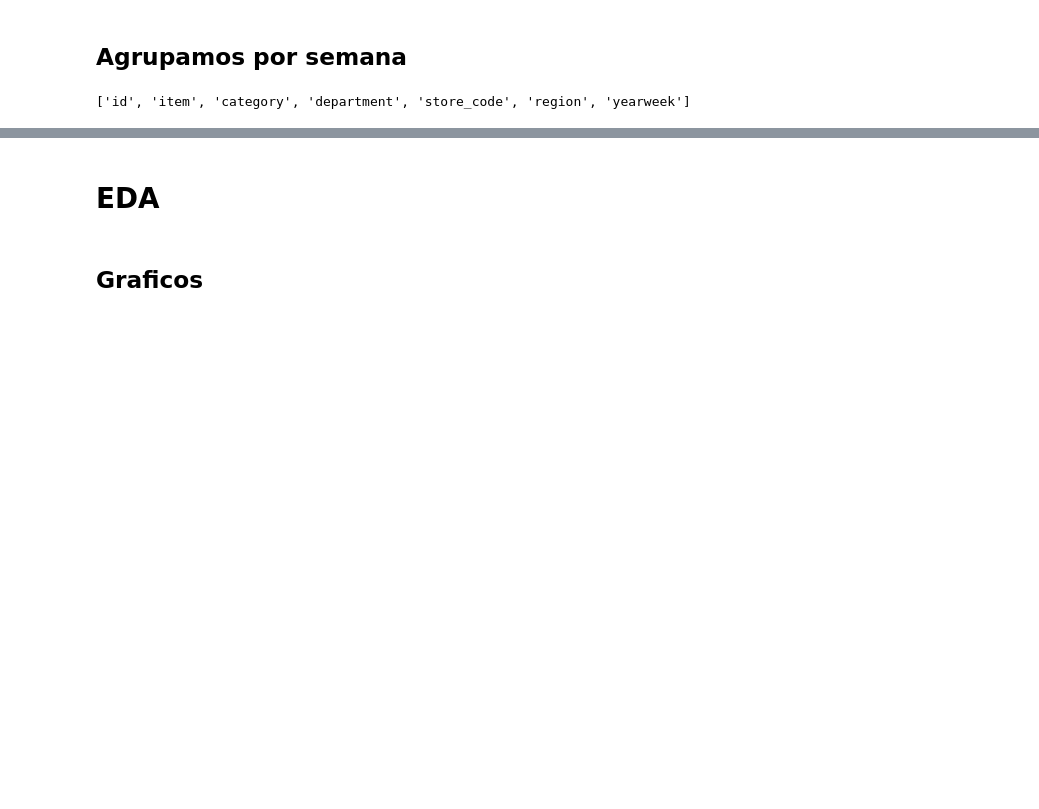
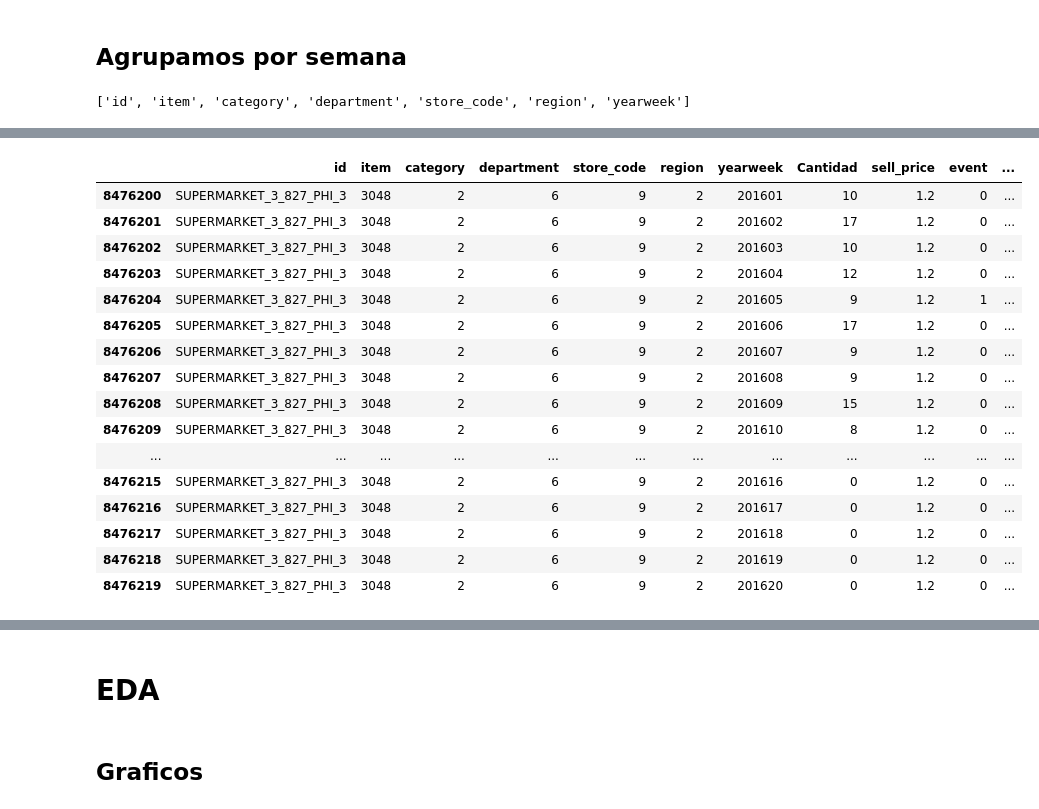
Before and after one commit to rsteelh/capstone-project-r2, a Jupyter notebook: tablafinal.ipynb, the cells around one changed output, grey strips where cells are left out. Saved outputs shown, nothing was run; the diff lists cells and outputs as text; code cells hidden in the pictures; blank space fills up the shorter version.

```diff
--- a/tablafinal.ipynb
+++ b/tablafinal.ipynb
@@ -451,0 +471,6 @@ ventassem=df.groupby(by=columnasbase).agg({"Cantidad":"sum","sell_price":"mean",
+# %%
+df.loc[(df['weekday'] >= 0) & (df['weekday'] <= 3), 'sales_mon_thu'] = df['Cantidad']
+# %%
+df.loc[(df['weekday'] == 4) | (df['weekday'] == 5) | (df['weekday'] == 6), 'sales_fri_sun'] = df['Cantidad']
+# %%
+df_grouped = df.groupby(['id', 'yearweek']).agg({'sales_mon_thu': 'sum', 'sales_fri_sun': 'sum'}).reset_index()
@@ -452,3 +486,5 @@ ventassem=df.groupby(by=columnasbase).agg({"Cantidad":"sum","sell_price":"mean",
+# %%
+ventassem=pd.merge(ventassem,df_grouped[["id","yearweek","sales_mon_thu","sales_fri_sun"]],how="left",on=["id","yearweek"]) #join con precios
 # %%
 ventassem.shape
 # %% [output]
@@ -455,0 +492,20 @@ ventassem.shape
+# %%
+ventassem.tail(20)
+# %% [output]
+|  | id | item | category | department | store_code | region | yearweek | Cantidad | sell_price | event | ... |
+| 8476200 | SUPERMARKET_3_827_PHI_3 | 3048 | 2 | 6 | 9 | 2 | 201601 | 10 | 1.2 | 0 | ... |
+| 8476201 | SUPERMARKET_3_827_PHI_3 | 3048 | 2 | 6 | 9 | 2 | 201602 | 17 | 1.2 | 0 | ... |
+| 8476202 | SUPERMARKET_3_827_PHI_3 | 3048 | 2 | 6 | 9 | 2 | 201603 | 10 | 1.2 | 0 | ... |
+| 8476203 | SUPERMARKET_3_827_PHI_3 | 3048 | 2 | 6 | 9 | 2 | 201604 | 12 | 1.2 | 0 | ... |
+| 8476204 | SUPERMARKET_3_827_PHI_3 | 3048 | 2 | 6 | 9 | 2 | 201605 | 9 | 1.2 | 1 | ... |
+| 8476205 | SUPERMARKET_3_827_PHI_3 | 3048 | 2 | 6 | 9 | 2 | 201606 | 17 | 1.2 | 0 | ... |
+| 8476206 | SUPERMARKET_3_827_PHI_3 | 3048 | 2 | 6 | 9 | 2 | 201607 | 9 | 1.2 | 0 | ... |
+| 8476207 | SUPERMARKET_3_827_PHI_3 | 3048 | 2 | 6 | 9 | 2 | 201608 | 9 | 1.2 | 0 | ... |
+| 8476208 | SUPERMARKET_3_827_PHI_3 | 3048 | 2 | 6 | 9 | 2 | 201609 | 15 | 1.2 | 0 | ... |
+| 8476209 | SUPERMARKET_3_827_PHI_3 | 3048 | 2 | 6 | 9 | 2 | 201610 | 8 | 1.2 | 0 | ... |
+| ... | ... | ... | ... | ... | ... | ... | ... | ... | ... | ... | ... |
+| 8476215 | SUPERMARKET_3_827_PHI_3 | 3048 | 2 | 6 | 9 | 2 | 201616 | 0 | 1.2 | 0 | ... |
+| 8476216 | SUPERMARKET_3_827_PHI_3 | 3048 | 2 | 6 | 9 | 2 | 201617 | 0 | 1.2 | 0 | ... |
+| 8476217 | SUPERMARKET_3_827_PHI_3 | 3048 | 2 | 6 | 9 | 2 | 201618 | 0 | 1.2 | 0 | ... |
+| 8476218 | SUPERMARKET_3_827_PHI_3 | 3048 | 2 | 6 | 9 | 2 | 201619 | 0 | 1.2 | 0 | ... |
+| 8476219 | SUPERMARKET_3_827_PHI_3 | 3048 | 2 | 6 | 9 | 2 | 201620 | 0 | 1.2 | 0 | ... |
```
Also changed, not shown: parts of 48 cells of this notebook, 5 other files.
